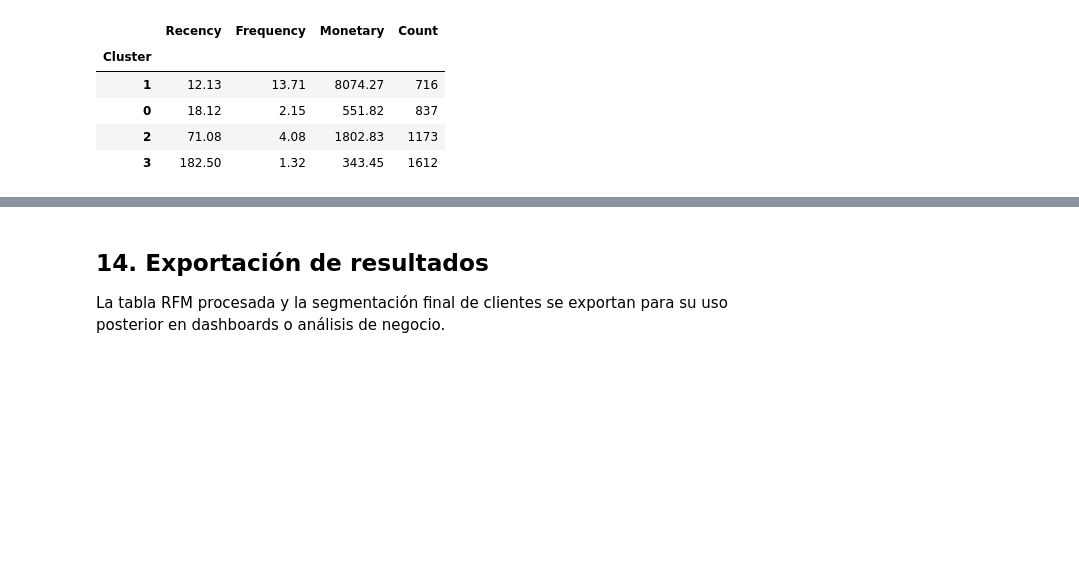
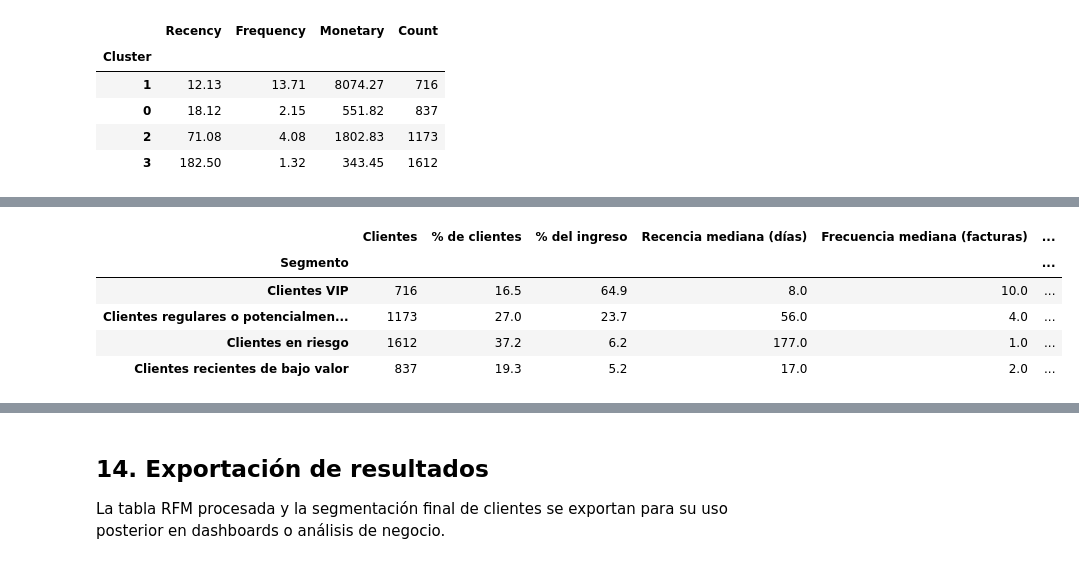
Before and after one commit to okamni4233/clustering-online-retail, a Jupyter notebook: notebooks/customer_segmentation_kmeans.ipynb, the cells around one changed output, grey strips where cells are left out. Cells and saved outputs as stored; diff of their text form; code cells hidden in the pictures; blank space fills up the shorter version.

```diff
--- a/notebooks/customer_segmentation_kmeans.ipynb
+++ b/notebooks/customer_segmentation_kmeans.ipynb
@@ -467,11 +467,20 @@ cluster_summary
 | 2 | 71.08 | 4.08 | 1802.83 | 1173 |
 | 3 | 182.50 | 1.32 | 343.45 | 1612 |
 # %%
+# Los nombres se asignan según el perfil de cada cluster y no según su número,
+# porque la numeración de K-Means es arbitraria y puede cambiar entre ejecuciones.
+profile = rfm.groupby("Cluster")[["Recency", "Frequency", "Monetary"]].mean()
+
+vip = profile["Monetary"].idxmax()
+en_riesgo = profile["Recency"].idxmax()
+restantes = profile.drop(index=[vip, en_riesgo]).sort_values("Recency")
+recientes, regulares = restantes.index
+
 segment_map = {
-    0: "Clientes recientes de bajo valor",
-    1: "Clientes VIP",
-    2: "Clientes regulares o potencialmente leales",
-    3: "Clientes en riesgo"
+    vip: "Clientes VIP",
+    regulares: "Clientes regulares o potencialmente leales",
+    recientes: "Clientes recientes de bajo valor",
+    en_riesgo: "Clientes en riesgo",
 }
 
 rfm["Segmento"] = rfm["Cluster"].map(segment_map)
@@ -503,0 +517,23 @@ cluster_summary.sort_values(by=["Recency", "Frequency", "Monetary"], ascending=[
+# %%
+grouped = rfm.groupby("Segmento")
+
+segment_profile = pd.DataFrame(
+    {
+        "Clientes": grouped.size(),
+        "% de clientes": (grouped.size() / len(rfm) * 100).round(1),
+        "% del ingreso": (grouped["Monetary"].sum() / rfm["Monetary"].sum() * 100).round(1),
+        "Recencia mediana (días)": grouped["Recency"].median(),
+        "Frecuencia mediana (facturas)": grouped["Frequency"].median(),
+        "Gasto mediano (£)": grouped["Monetary"].median().round(2),
+        "Gasto medio (£)": grouped["Monetary"].mean().round(2),
+    }
+).sort_values("% del ingreso", ascending=False)
+
+segment_profile
+# %% [output]
+|  | Clientes | % de clientes | % del ingreso | Recencia mediana (días) | Frecuencia mediana (facturas) | ... |
+| Segmento |  |  |  |  |  | ... |
+| Clientes VIP | 716 | 16.5 | 64.9 | 8.0 | 10.0 | ... |
+| Clientes regulares o potencialmen... | 1173 | 27.0 | 23.7 | 56.0 | 4.0 | ... |
+| Clientes en riesgo | 1612 | 37.2 | 6.2 | 177.0 | 1.0 | ... |
+| Clientes recientes de bajo valor | 837 | 19.3 | 5.2 | 17.0 | 2.0 | ... |
```
Also changed, not shown: parts of 7 cells of this notebook.
